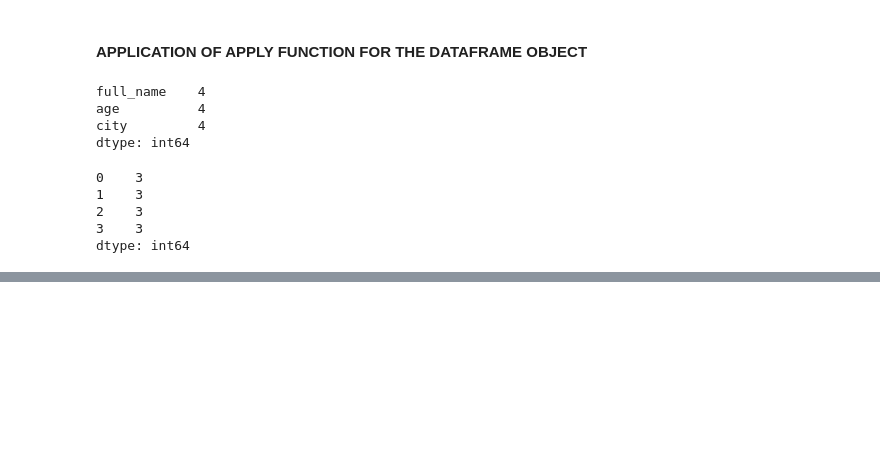
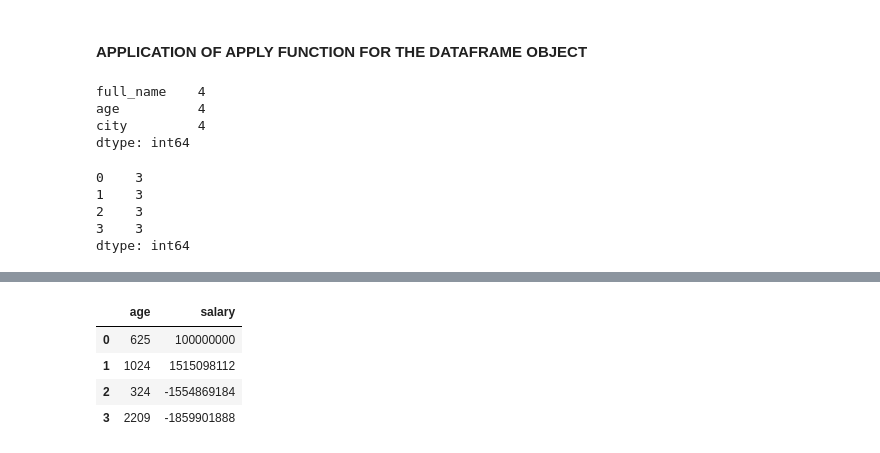
Before and after one commit to TechieBalu/Guide-To-Advance-Python-Concepts, a Jupyter notebook: Pandas by Corey Schafer/5- Updating Rows and Columns.ipynb, the cells around one changed output, grey strips where cells are left out. Saved outputs shown, nothing was run; the diff lists cells and outputs as text; code cells hidden in the pictures; blank space fills up the shorter version.

```diff
--- a/Pandas by Corey Schafer/5- Updating Rows and Columns.ipynb
+++ b/Pandas by Corey Schafer/5- Updating Rows and Columns.ipynb
@@ -377,0 +405,8 @@ dtype: int64
+# %%
+data[["age", "salary"]].applymap(np.square)
+# %% [output]
+|  | age | salary |
+| 0 | 625 | 100000000 |
+| 1 | 1024 | 1515098112 |
+| 2 | 324 | -1554869184 |
+| 3 | 2209 | -1859901888 |
```
Also changed, not shown: parts of 24 cells of this notebook, 1 other file.
